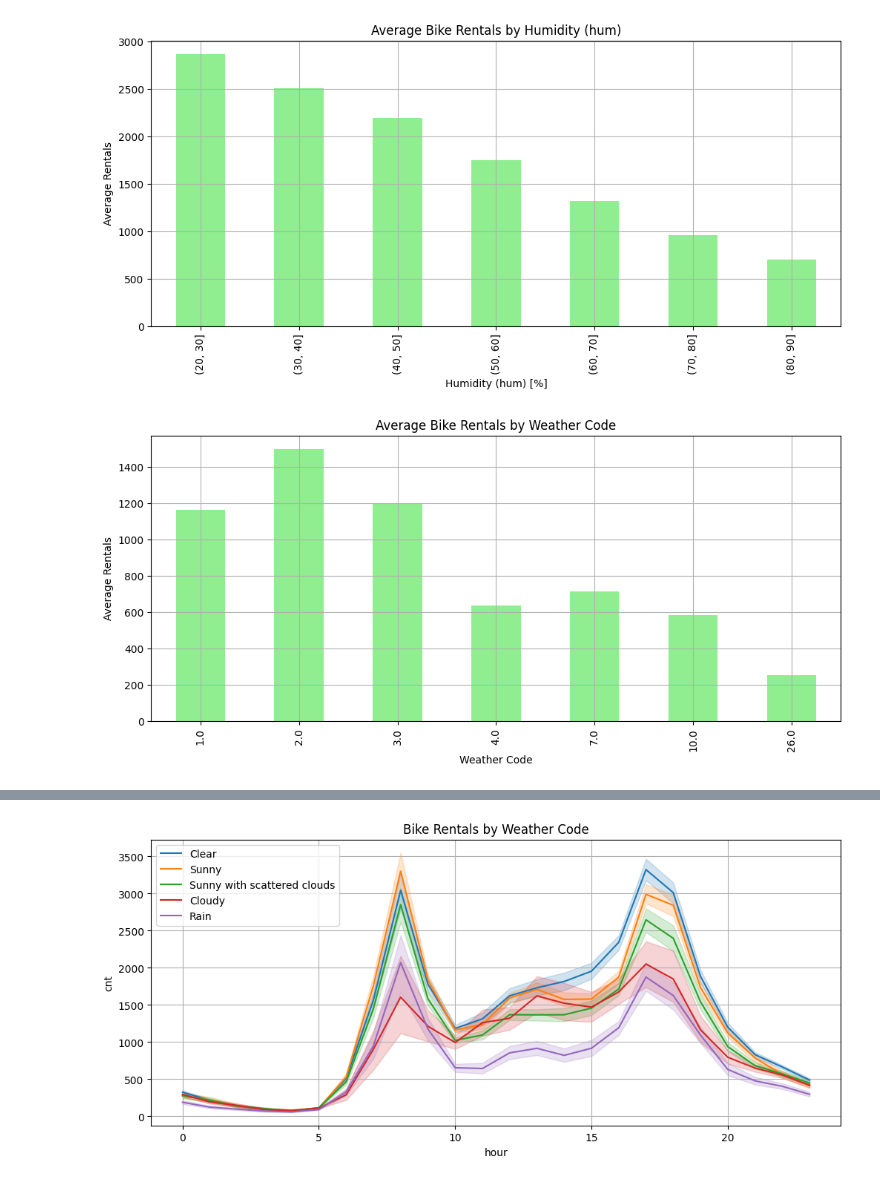
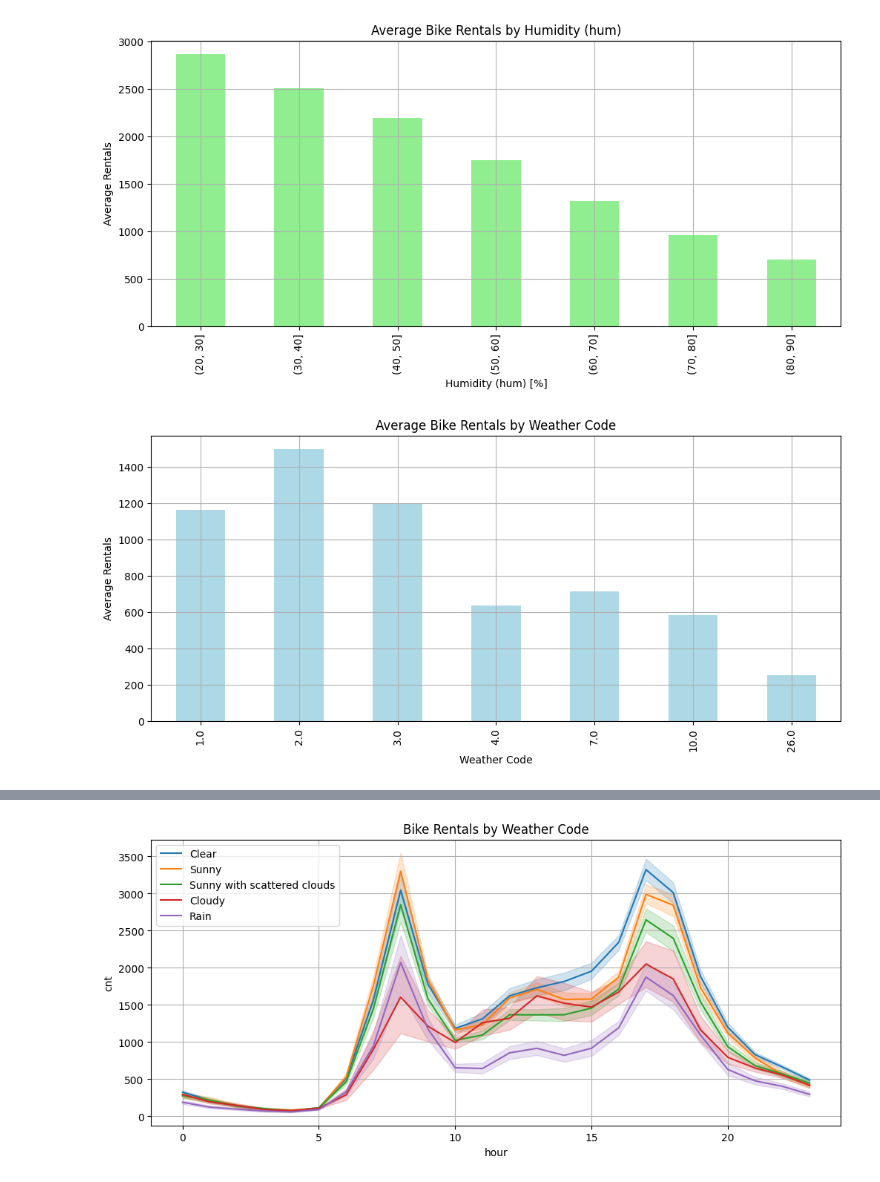
Before and after one commit to KHiraGit/suds2503, a Jupyter notebook: data_analysis_sample_2.ipynb, the cells around one changed output, grey strips where cells are left out. Drawn from its saved outputs; the diff is of its cells as text; code cells hidden in the pictures.

```diff
--- a/data_analysis_sample_2.ipynb
+++ b/data_analysis_sample_2.ipynb
@@ -188,17 +173,16 @@ plt.grid()
 plt.show()
 # %% [output]
 [figure]
-# %%
-# 3. データの可視化（現場の感覚をデータで確認）
-plt.figure(figsize=(12, 5))
-# weather_codeごとにcntを集計し、棒グラフで表示
-# 天候コード 1=快晴 2=晴れ（雲が点在） 3=晴れ（切れ切れの雲） 4=曇り 7=雨/小雨/弱い雨 10=雷雨を伴う雨 26=降雪 94=凍結霧
-df_temp = df.groupby('weather_code')['cnt'].mean()
-df_temp.plot(kind='bar', color='lightgreen')
-plt.title('Average Bike Rentals by Weather Code')
-plt.xlabel('Weather Code')
-plt.ylabel('Average Rentals')
-plt.grid()
-plt.show()
-# %% [output]
-[figure, removed]
+# %%
+# weather_codeごとにcntを集計し、棒グラフで表示
+# 天候コード 1=快晴 2=晴れ（雲が点在） 3=晴れ（切れ切れの雲） 4=曇り 7=雨/小雨/弱い雨 10=雷雨を伴う雨 26=降雪 94=凍結霧
+plt.figure(figsize=(12, 5))
+df_temp = df.groupby('weather_code')['cnt'].mean()
+df_temp.plot(kind='bar', color='lightblue')
+plt.title('Average Bike Rentals by Weather Code')
+plt.xlabel('Weather Code')
+plt.ylabel('Average Rentals')
+plt.grid()
+plt.show()
+# %% [output]
+[figure, added]
```
Also changed, not shown: parts of 37 cells of this notebook, 1 other file.
